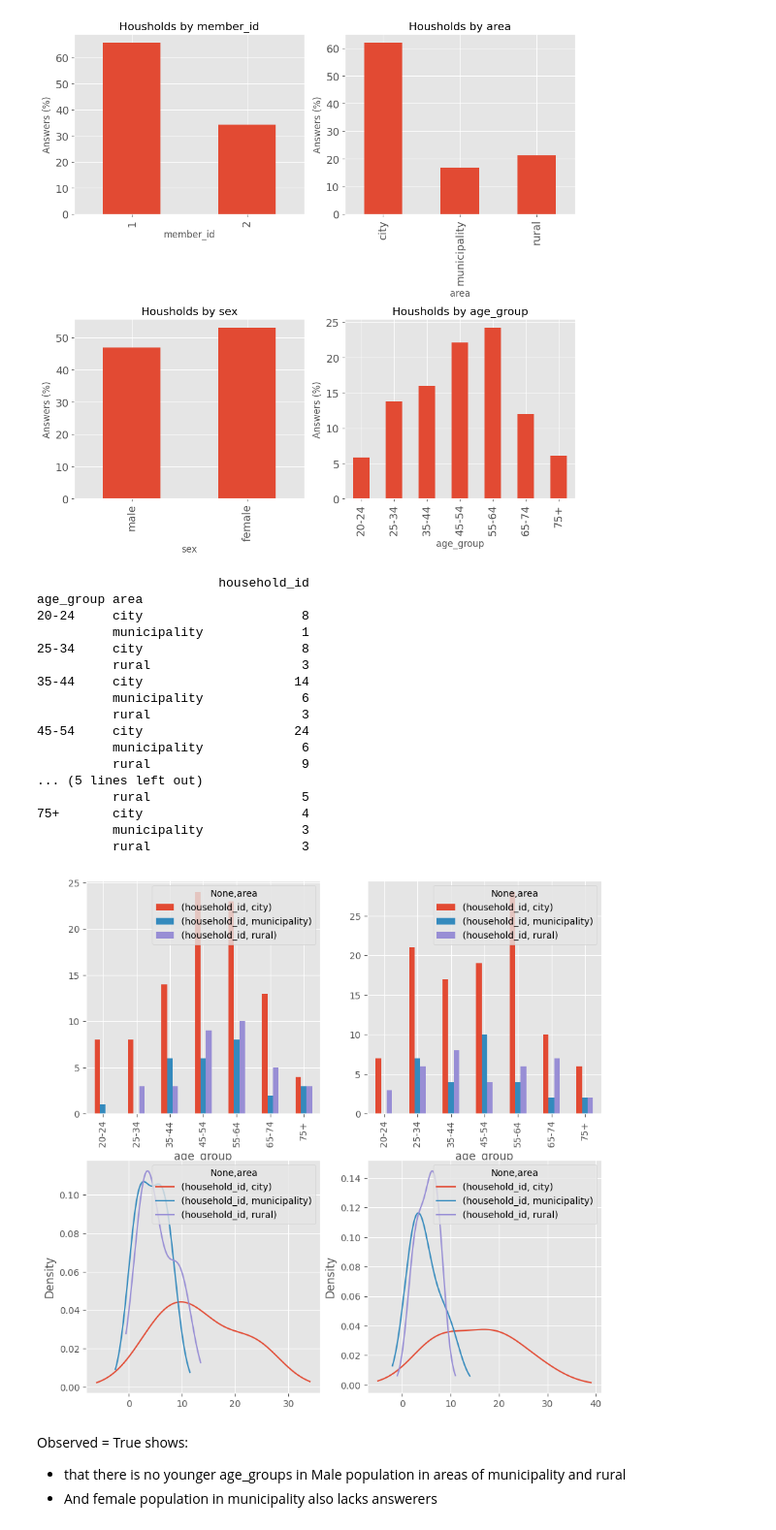
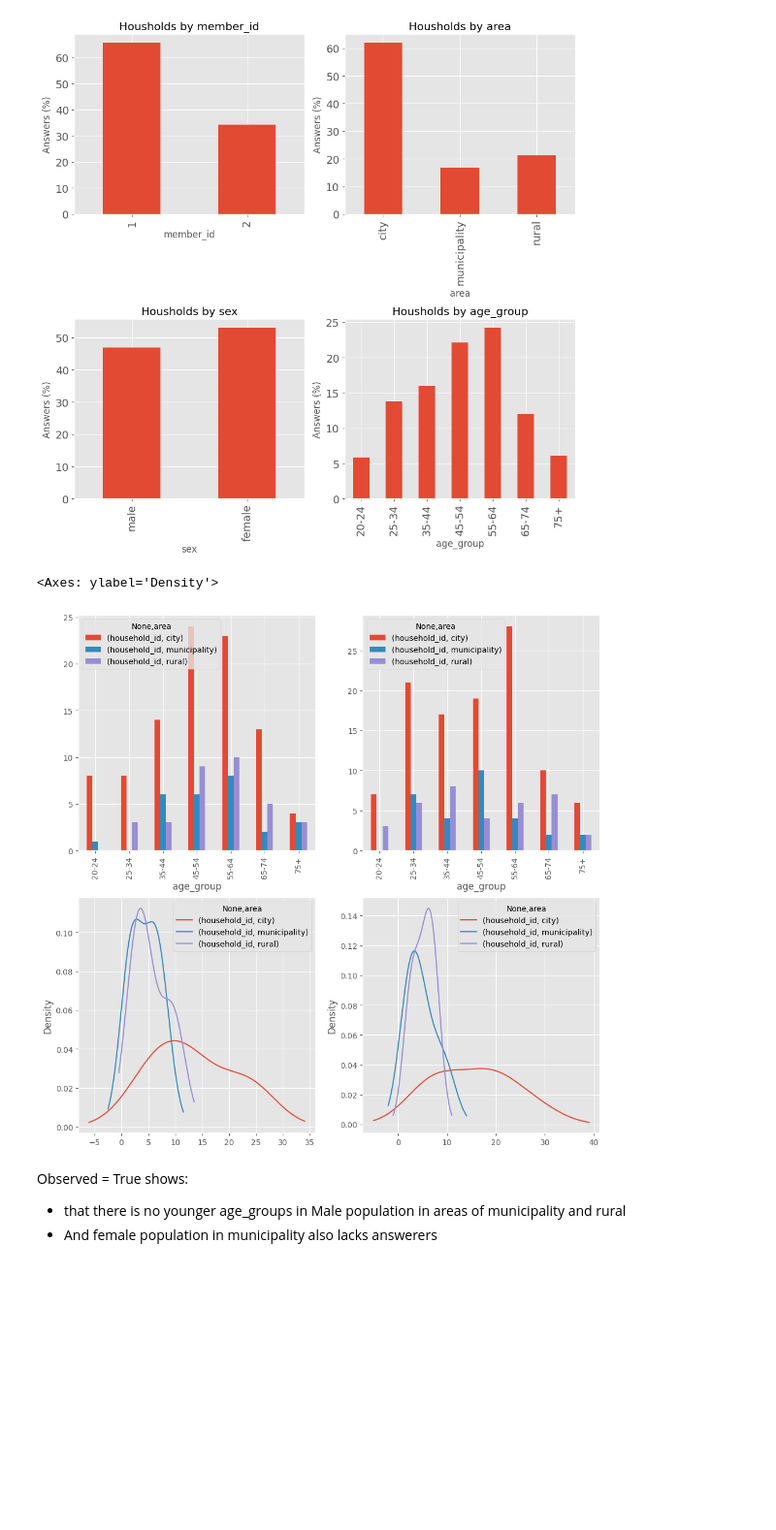
Before and after one commit to arttusamuel/statisical_data_analysis, a Jupyter notebook: stat-data-project/data-cleaning.ipynb, the cells around one changed output. Shown: that part at 97% size. Cells and saved outputs as stored; diff of their text form; code cells hidden in the pictures; blank space fills up the shorter version.

```diff
--- a/stat-data-project/data-cleaning.ipynb
+++ b/stat-data-project/data-cleaning.ipynb
@@ -118,9 +118,9 @@ df.rename(columns={'kohde': 'household_id',
                    'IKAL1': 'age_group',
                    'ASALUE': 'area',
                    'V1': 't_working',
-                   'V21': 't_cooking',
-                   'V22': 't_childcare',
-                   'V5': 't_w_child',
-                   'H1a_A': 'v_cinema',
-                   'H1b_A': 'v_theatre'
+                   'V21': 't_childcare',
+                   'V22': 't_activity_w_child',
+                   'V5': 't_cooking',
+                   'H1a_A': 'visited_cinema',
+                   'H1b_A': 'visited_theatre'
                    }, inplace=True)
@@ -166,14 +160,14 @@ dtype: int64
 ### Cleaning erroneous values
 Bad values to nan and dropped
 # %%
-# df[['v_cinema', 'v_theatre']].value_counts() --> Shows bad values
+# df[['visited_cinema', 'visited_theatre']].value_counts() --> Shows bad values
 
-# 'v_cinema' and 'v_theatre' has NaN values and other erroneous values
+# 'Visited_Cinema' and 'Visited_Theatre' has NaN values and other erroneous values
 # Change errenoeus to NaN and then delete all rows containing NaN values
 
-df['v_cinema'] = df['v_cinema'].apply(lambda x: 'Yes' if x == 1.0 else 'No' if x == 2.0 else np.nan)
-df['v_theatre'] = df['v_theatre'].apply(lambda x: 'Yes' if x == 1.0 else 'No' if x == 2.0 else np.nan)
-df.dropna(subset=['v_cinema', 'v_theatre'], inplace=True)
+df['visited_cinema'] = df['visited_cinema'].apply(lambda x: 'Yes' if x == 1.0 else 'No' if x == 2.0 else np.nan)
+df['visited_theatre'] = df['visited_theatre'].apply(lambda x: 'Yes' if x == 1.0 else 'No' if x == 2.0 else np.nan)
+df.dropna(subset=['visited_cinema', 'visited_theatre'], inplace=True)
 
 print(df.isna().sum())
 # %% [output]
@@ -193,7 +187,7 @@ dtype: int64
 # %% [markdown]
 There is some values formatted '00:00' as str. It is hard to know if they are miss typed or spelled since other values are in minutes but these appear to be in hours. is 01:10 meant to be 110 minutes or 1h10min. Therefore dropping them out of the data.
 # %%
-columns_to_clean = ['t_working','t_cooking', 't_childcare', 't_w_child']
+columns_to_clean = ['t_working','t_cooking', 't_childcare', 't_activity_w_child']
 for column in columns_to_clean:
     df[column] = df[column].apply(
         lambda x: pd.to_numeric(x, errors='coerce')  # Convert to numeric, set invalid to NaN
@@ -234,11 +228,11 @@ df['area'] = pd.Categorical(df['area'])                                 # Catego
 df['t_working'] = df['t_working'].astype('int64')
 df['t_cooking'] = df['t_cooking'].astype('int64')
 df['t_childcare'] = df['t_childcare'].astype('int64')
-df['t_w_child'] = df['t_w_child'].astype('int64')
+df['t_activity_w_child'] = df['t_activity_w_child'].astype('int64')
 
 # Categorical, binary, indicator
-df['v_cinema'] = pd.Categorical(df['v_cinema'])
-df['v_theatre'] = pd.Categorical(df['v_theatre'])
+df['visited_cinema'] = pd.Categorical(df['visited_cinema'])
+df['visited_theatre'] = pd.Categorical(df['visited_theatre'])
 
 df.dtypes
 
@@ -392,40 +386,22 @@ plt.show()
 # %%
 # Creating subplots individually
 # Calculated in respect to individual households ~336
 
 # mean values for men and women living in different areas
 df_male = df[df['sex'] == 'male'][['household_id','age_group','area']].groupby(['age_group','area'], observed=True).nunique()
 df_female = df[df['sex'] == 'female'][['household_id','age_group','area']].groupby(['age_group', 'area'], observed=True).nunique()
 
 fig, axes = plt.subplots(nrows=2,
                          ncols=2,
-                         figsize=(10, 10))
+                         figsize=(12, 12))
 
 df_male.unstack('area').plot(kind='bar', ax=axes[0,0])
 df_male.unstack('area').plot(kind='density', ax=axes[1,0])
 df_female.unstack('area').plot(kind='bar', ax=axes[0,1])
 df_female.unstack('area').plot(kind='density', ax=axes[1,1])
-
-print(df_male)
 # %% [output]
-                        household_id
-age_group area
-20-24     city                     8
-          municipality             1
-25-34     city                     8
-          rural                    3
-35-44     city                    14
-          municipality             6
-          rural                    3
-45-54     city                    24
-          municipality             6
-          rural                    9
-... (5 lines left out)
-          rural                    5
-75+       city                     4
-          municipality             3
-          rural                    3
+<Axes: ylabel='Density'>
-[figure, old version]
+[figure, new version]
 # %% [markdown]
 Observed = True shows:
 - that there is no younger age_groups in Male population in areas of municipality and rural
```
Also changed, not shown: parts of 61 cells of this notebook.
